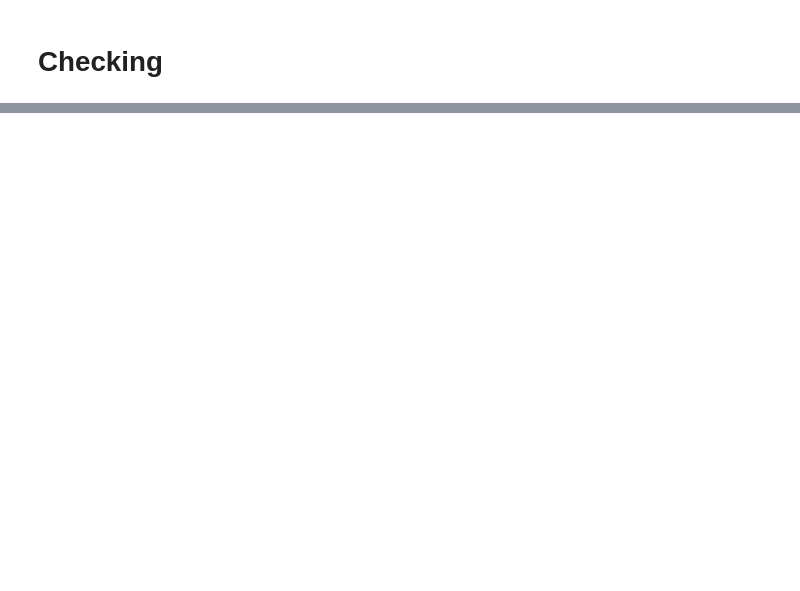
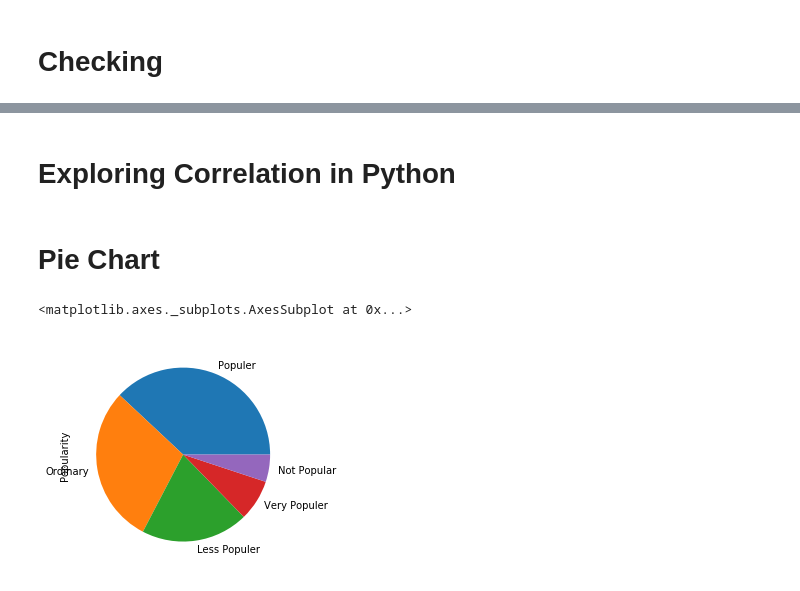
Before and after one commit to heriswn/LatihanDTS, a Jupyter notebook: Google_Play_Store.ipynb, the cells around one changed output, grey strips where cells are left out. Saved outputs shown, nothing was run; the diff lists cells and outputs as text; code cells hidden in the pictures; blank space fills up the shorter version.

```diff
--- a/Google_Play_Store.ipynb
+++ b/Google_Play_Store.ipynb
@@ -449,0 +583,5 @@ NameError: ignored
+# %%
+data = data.drop(columns=['Pri_Genres'],axis=1)
+# %%
+lb_make = LabelEncoder()
+data["Sec_genres_code"] = lb_make.fit_transform(data["Sec_Genres"])
@@ -449,0 +590,2 @@ NameError: ignored
+# %%
+data = data.drop(columns=['Sec_Genres'],axis=1)
@@ -449,0 +616,5 @@ NameError: ignored
+# %%
+m=data['Popularity']
+data = data.drop(columns='Popularity',axis=1)
+data.insert(7,'Popularity',m)
+data.head()
@@ -449,0 +628,2 @@ NameError: ignored
+# %% [markdown]
+# Exploring Correlation in Python
@@ -449,0 +636,7 @@ NameError: ignored
+# %% [markdown]
+# Pie Chart
+# %%
+data['Popularity'].value_counts().plot(kind='pie')
+# %% [output]
+<matplotlib.axes._subplots.AxesSubplot at 0x...>
+[figure, added]
```
Also changed, not shown: parts of 53 cells of this notebook.
